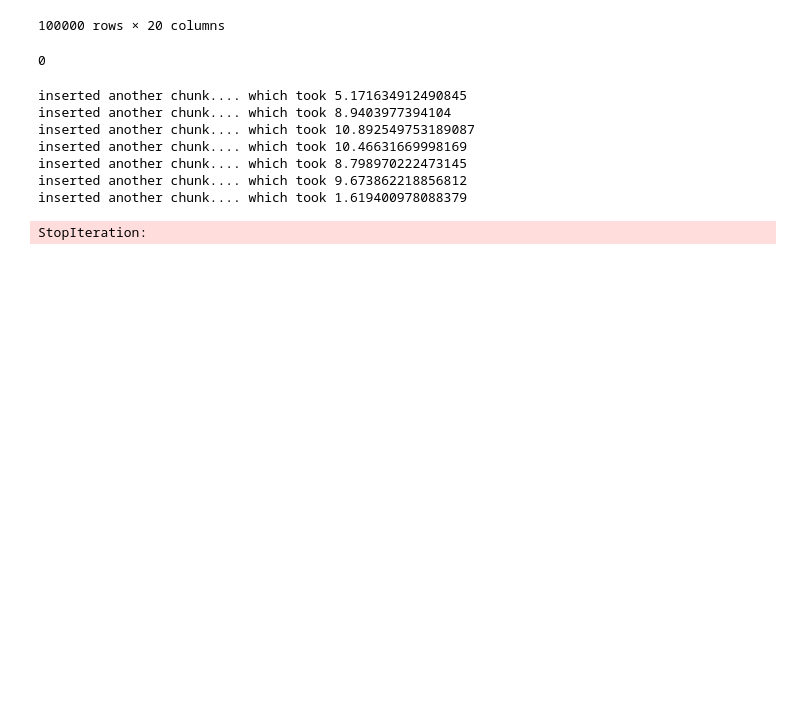
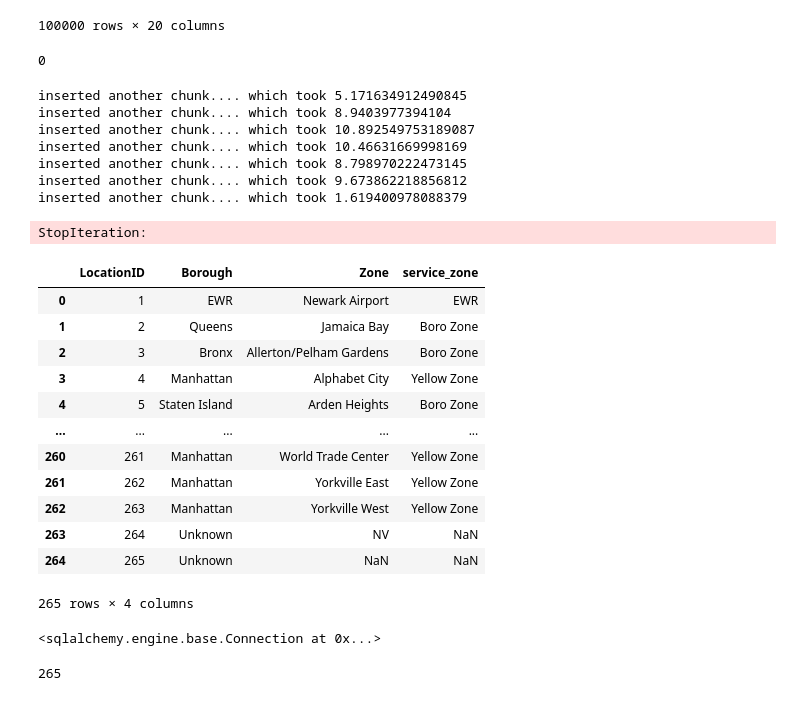
Before and after one commit to AmirAflak/DE-zoomcamp, a Jupyter notebook: load_data.ipynb, the cells around one changed output. Cells and saved outputs as stored; diff of their text form; code cells hidden in the pictures; blank space fills up the shorter version.

Commit message:
feat created and inserted "zones" table

```diff
--- a/load_data.ipynb
+++ b/load_data.ipynb
@@ -124,3 +124,20 @@ inserted another chunk.... which took 8.798970222473145
 inserted another chunk.... which took 9.673862218856812
 inserted another chunk.... which took 1.619400978088379
 StopIteration:
+# %%
+df = pd.read_csv('taxi_zone_lookup.csv')
+df
+# %% [output]
+|  | LocationID | Borough | Zone | service_zone |
+| 0 | 1 | EWR | Newark Airport | EWR |
+| 1 | 2 | Queens | Jamaica Bay | Boro Zone |
+| 2 | 3 | Bronx | Allerton/Pelham Gardens | Boro Zone |
+| 3 | 4 | Manhattan | Alphabet City | Yellow Zone |
+| 4 | 5 | Staten Island | Arden Heights | Boro Zone |
+| ... | ... | ... | ... | ... |
+| 260 | 261 | Manhattan | World Trade Center | Yellow Zone |
+| 261 | 262 | Manhattan | Yorkville East | Yellow Zone |
+| 262 | 263 | Manhattan | Yorkville West | Yellow Zone |
+| 263 | 264 | Unknown | NV | NaN |
+| 264 | 265 | Unknown | NaN | NaN |
+265 rows × 4 columns
@@ -126,0 +146,8 @@ StopIteration:
+# %%
+engine.connect()
+# %% [output]
+<sqlalchemy.engine.base.Connection at 0x...>
+# %%
+df.to_sql(name='zones', con=engine, if_exists='replace')
+# %% [output]
+265
```
Also changed, not shown: parts of 1 cell of this notebook.
